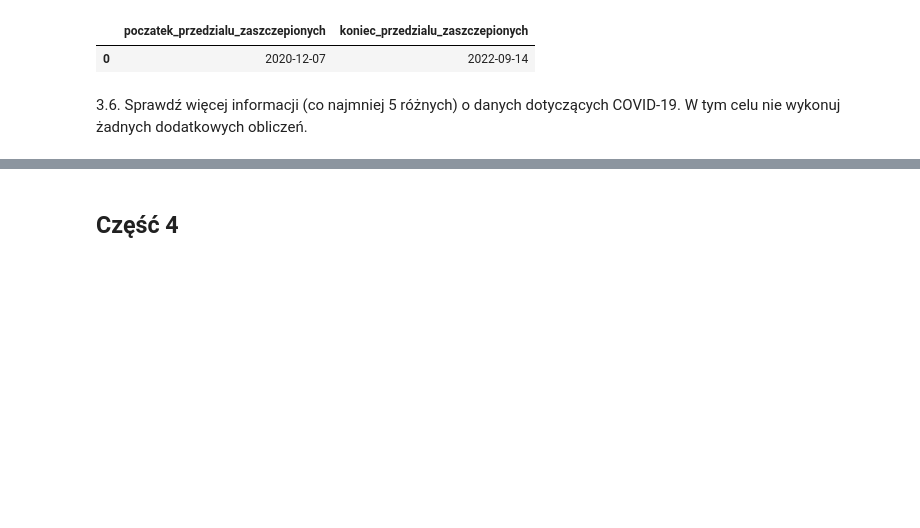
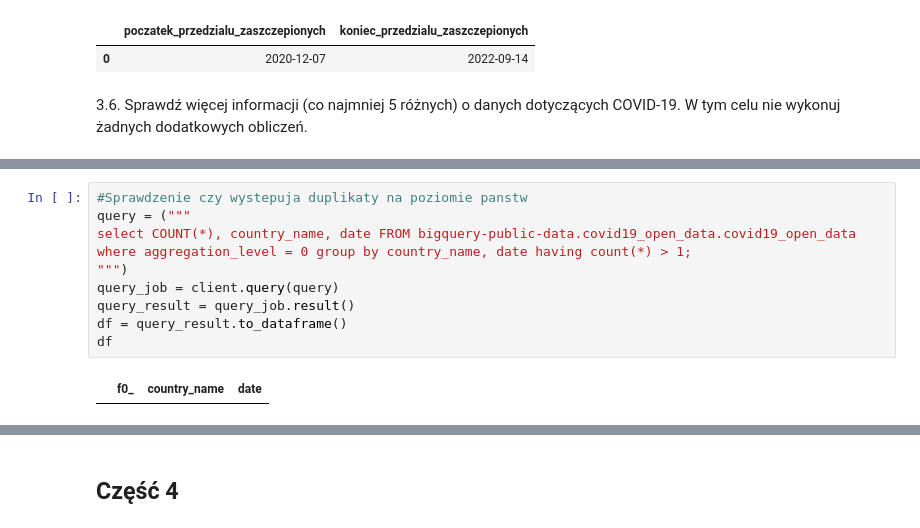
Before and after one commit to JakubKaczmarek5764/BigData1, a Jupyter notebook: main.ipynb, the cells around one changed output, grey strips where cells are left out. Saved outputs shown, nothing was run; the diff lists cells and outputs as text; blank space fills up the shorter version.

```diff
--- a/main.ipynb
+++ b/main.ipynb
@@ -167,0 +168,11 @@ df
+# %%
+#Sprawdzenie czy wystepuja duplikaty na poziomie panstw
+query = ("""
+select COUNT(*), country_name, date FROM bigquery-public-data.covid19_open_data.covid19_open_data where aggregation_level = 0 group by country_name, date having count(*) > 1;
+""")
+query_job = client.query(query)
+query_result = query_job.result()
+df = query_result.to_dataframe()
+df
+# %% [output]
+|  | f0_ | country_name | date |
```
Also changed, not shown: parts of 4 cells of this notebook.
